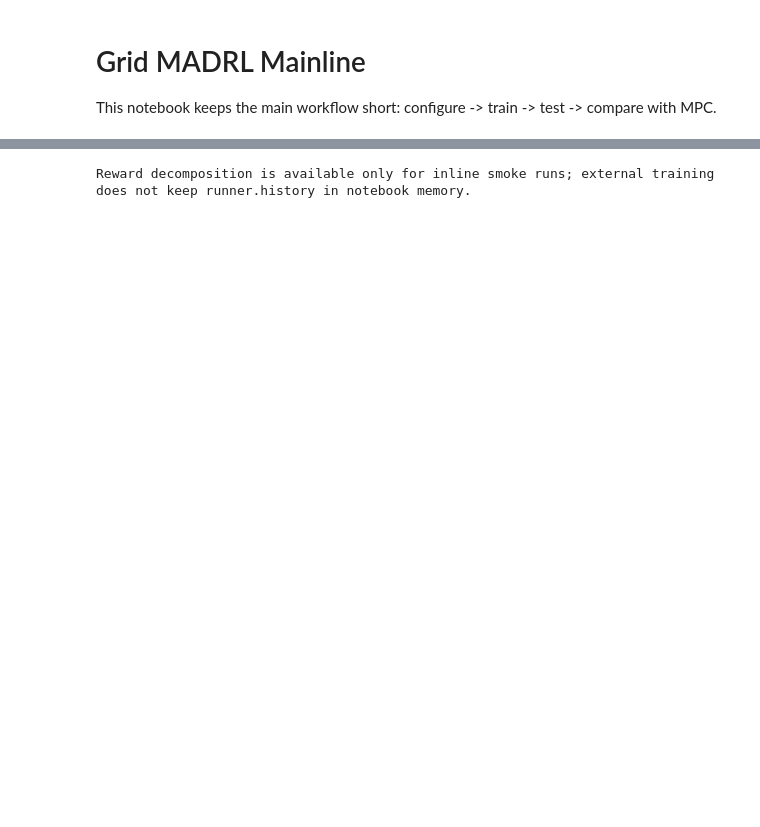
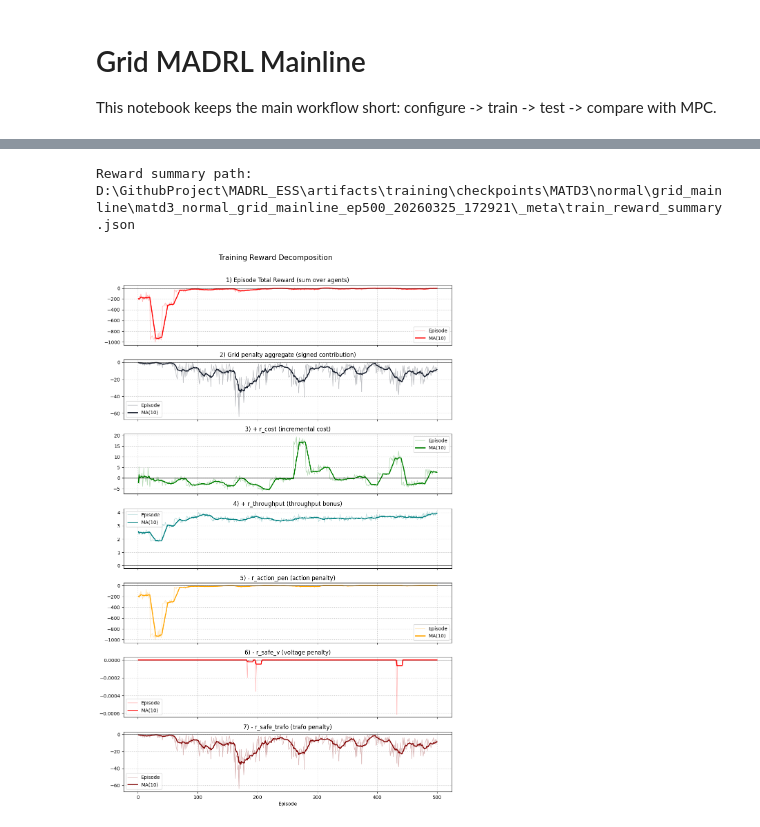
Before and after one commit to wenyuxin-00/MADRL_ESS, a Jupyter notebook: notebooks/madrl/train_madrl_grid.ipynb, the cells around one changed output, grey strips where cells are left out. Cells and saved outputs as stored; diff of their text form; code cells hidden in the pictures; blank space fills up the shorter version.

```diff
--- a/notebooks/madrl/train_madrl_grid.ipynb
+++ b/notebooks/madrl/train_madrl_grid.ipynb
@@ -83,16 +83,28 @@ experiment_controls = {
 }
 
 data_controls = {
-    "prediction_mode": "perfect",  # 'perfect' or 'normal'
-    "test_start_date": 20200101,
-    "test_end_date": 20200103,
+    "prediction_mode": "normal",  # 'perfect' or 'normal'
+    "test_start_date": 20200601,
+    "test_end_date": 20200610,
     "agent_profiles": ["SFH12", "SFH14", "SFH16"],
-    "load_scale": [1.0, 1.0, 1.0],
-    "pv_scale": [1.0, 1.0, 1.0],
-    "storage_scale": [1.0, 1.0, 1.0],
+    "load_scale": [5.0, 5.0, 5.0],
+    "pv_scale": [5.0, 5.0, 5.0],
     "future_horizon": 24,
     "train_year": 2019,
     "test_year": 2020,
+}
+
+battery_controls = {
+    "mode": "from_pv",  # 'fixed' or 'from_pv'
+    "from_pv_power_ratio": 0.5,
+    "from_pv_duration_hours": 2,
+    "battery_capacity": 5.0,
+    "max_charge_rate": 2.5,
+    "efficiency": 0.95,
+    "init_soc": 0.5,
+    "soc_min": 0.05,
+    "soc_max": 0.95,
+    "soc_target": 0.5,
 }
 
 checkpoint_controls = {
@@ -106,12 +118,12 @@ test_controls = {
 }
 
 train_controls = {
-    "launch_mode": "external",  # 'external' or 'inline'
+    "launch_mode": "external",  # metadata only; notebook always launches externally
     "profile": "gpu_fast",
     "model_family": "mlp",
     "num_envs": recommended_gpu_fast_num_envs(),
     "vec_env_type": "subproc",
-    "train_episodes": 100,
+    "train_episodes": 500,
     "batch_size": 4096,
     "buffer_size": 200000,
     "update_interval": 1,
@@ -151,7 +163,7 @@ applied_controls = apply_notebook_experiment_settings(
     agent_profiles=data_controls["agent_profiles"],
     load_scale=data_controls["load_scale"],
     pv_scale=data_controls["pv_scale"],
-    storage_scale=data_controls["storage_scale"],
+    battery_controls=battery_controls,
     future_horizon=data_controls["future_horizon"],
     train_year=data_controls["train_year"],
     test_year=data_controls["test_year"],
@@ -195,6 +207,7 @@ summary = summarize_cfg(cfg)
 summary["device_info"] = describe_device(runtime_state)
 summary["experiment_controls"] = experiment_controls
 summary["data_controls"] = data_controls
+summary["battery_controls"] = battery_controls
 summary["checkpoint_controls"] = checkpoint_controls
 summary["test_controls"] = test_controls
 summary["train_controls"] = train_controls
@@ -263,13 +348,0 @@ else:
-# %%
-if launch_mode == "inline":
-    plot_reward_decomposition(
-        history=list(runner.history),
-        episode_rewards=runner.episode_rewards,
-        reward_fn=runner.env_evaluate.reward_fn,
-        title='Training Reward Decomposition',
-        window=reward_plot_window,
-    )
-else:
-    print('Reward decomposition is available only for inline smoke runs; external training does not keep runner.history in notebook memory.')
-# %% [output]
-Reward decomposition is available only for inline smoke runs; external training does not keep runner.history in notebook memory.
@@ -309,0 +349,10 @@ else:
+# %%
+print(f"Reward summary path: {reward_summary_path}")
+plot_reward_decomposition(
+    reward_summary=reward_summary_path,
+    title='Training Reward Decomposition',
+    window=reward_plot_window,
+);
+# %% [output]
+Reward summary path: D:\GithubProject\MADRL_ESS\artifacts\training\checkpoints\MATD3\normal\grid_mainline\matd3_normal_grid_mainline_ep500_20260325_172921\_meta\train_reward_summary.json
+[figure, added]
```
Also changed, not shown: parts of 11 cells of this notebook, 42 other files.
